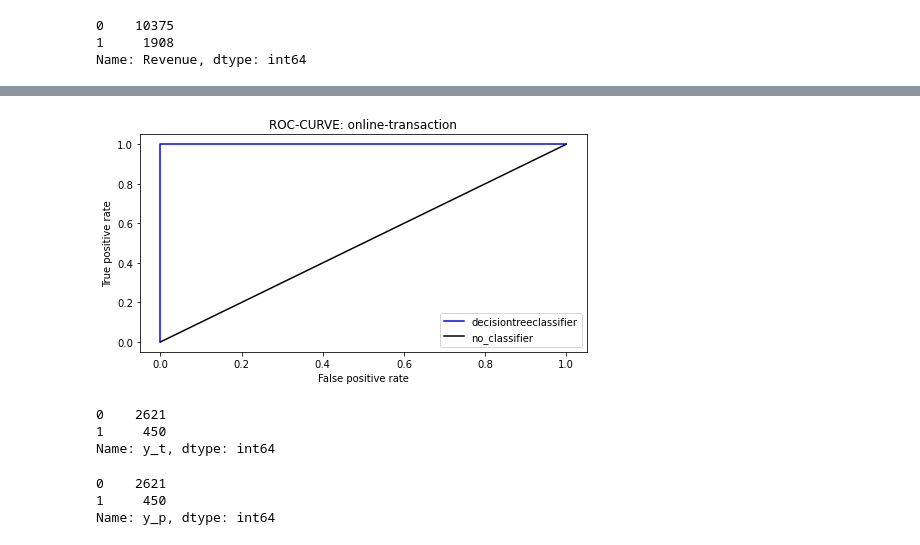
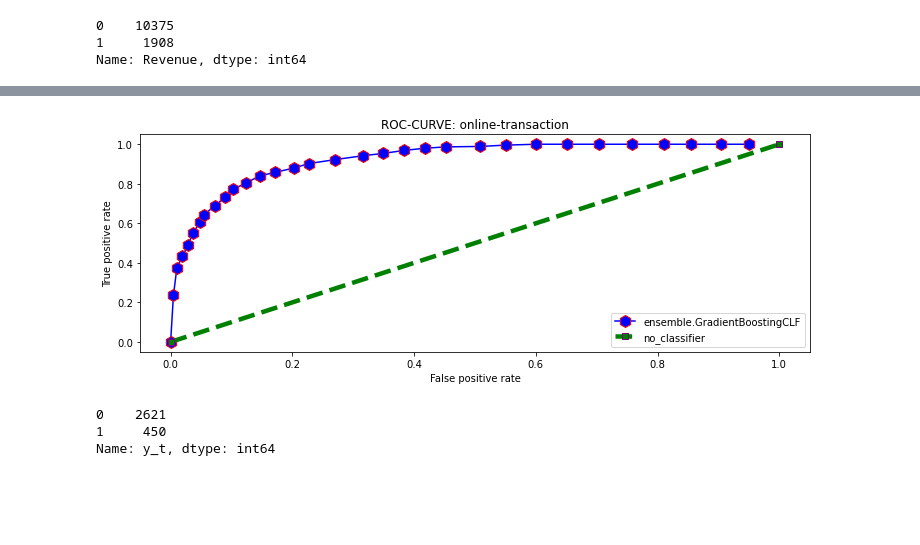
Before and after one commit to dsdata2000/shoppers_intention_dataset, a Jupyter notebook: ML_online_transaction_I.ipynb, the cells around one changed output, grey strips where cells are left out. Drawn from its saved outputs; the diff is of its cells as text; code cells hidden in the pictures; blank space fills up the shorter version.

```diff
--- a/ML_online_transaction_I.ipynb
+++ b/ML_online_transaction_I.ipynb
@@ -85,6 +87,6 @@ from matplotlib import pyplot
 from sklearn.tree import DecisionTreeClassifier
 # %%
-x_tr, x_t, y_tr, y_t = train_test_split(df[attr[1:len(attr)]], df['Revenue'], random_state=100)
+x_tr, x_t, y_tr, y_t = train_test_split(df[attr[1:len(attr)-1]], df['Revenue'], random_state=100)
 # %%
 x_tr.shape, x_t.shape, y_tr.shape, y_t.shape
 # %% [output]
@@ -92,5 +94,5 @@ x_tr.shape, x_t.shape, y_tr.shape, y_t.shape
 # %%
-clf = DecisionTreeClassifier()
+clf = GradientBoostingClassifier()
 clf.fit(x_tr, y_tr)
 y_p = clf.predict(x_t)
 # %%
@@ -127,15 +139,21 @@ Name: clf_prob, dtype: int64
 # %%
-clf_fpr, clf_tpr, _ = roc_curve(y_t, y_p)
-nc_fpr, nc_trp, _ = roc_curve(y_t, np.zeros(y_t.shape[0]))
+clf_fpr, clf_tpr, _ = roc_curve(y_t, clf_probability)
+nc_fpr, nc_trp, _ = roc_curve(y_t, np.zeros(len(y_t)))
 # %%
-plt.figure(figsize=(8,4))
-plt.plot(clf_fpr, clf_tpr, color='blue', label='decisiontreeclassifier')
-plt.plot(nc_fpr, nc_trp, color='black', label='no_classifier')
+plt.figure(figsize=(12,4))
+plt.plot(clf_fpr[::25], clf_tpr[::25],
+         color='blue', label='ensemble.GradientBoostingCLF',
+         marker='h', markeredgecolor='red',
+         markersize=12)
+plt.plot(nc_fpr, nc_trp,
+         color='green', label='no_classifier',
+         marker='s', markeredgecolor='purple',
+         linestyle='--', linewidth=4.5)
 plt.legend()
 plt.xlabel('False positive rate')
 plt.ylabel('True positive rate')
 plt.title('ROC-CURVE: online-transaction')
 plt.show()
 # %% [output]
-[figure, old version]
+[figure, new version]
 # %%
@@ -151,6 +166,0 @@ df_p['y_p'] = y_p
-# %%
-df_p['y_p'].value_counts()
-# %% [output]
-0    2621
-1     450
-Name: y_p, dtype: int64
```
Also changed, not shown: parts of 17 cells of this notebook, 1 other file.
